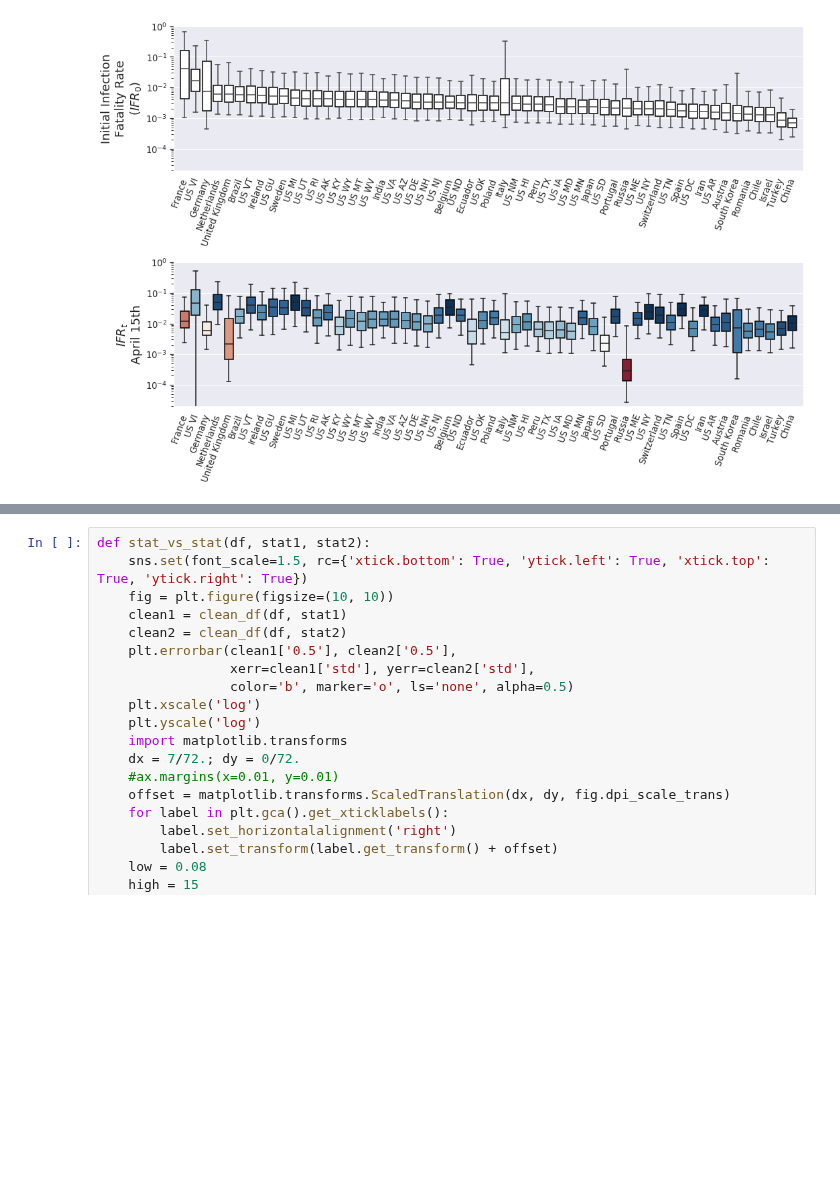
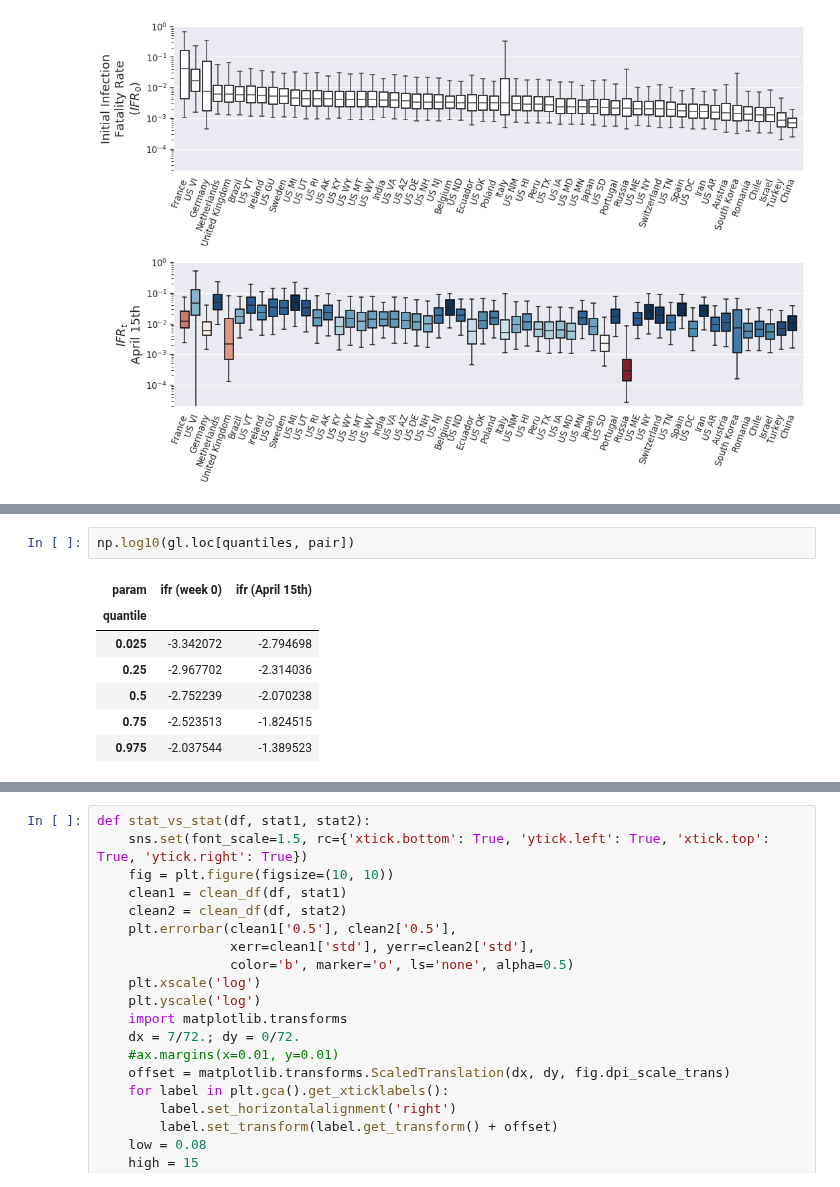
Before and after one commit to ccc1685/covid-19, a Jupyter notebook: notebooks/model_reports/Figure 1.ipynb, the cells around one changed output, grey strips where cells are left out. Cells and saved outputs as stored; diff of their text form; blank space fills up the shorter version.

```diff
--- a/notebooks/model_reports/Figure 1.ipynb
+++ b/notebooks/model_reports/Figure 1.ipynb
@@ -134,0 +158,10 @@ KeyError: 'Level param not found'
+# %%
+np.log10(gl.loc[quantiles, pair])
+# %% [output]
+| param | ifr (week 0) | ifr (April 15th) |
+| quantile |  |  |
+| 0.025 | -3.342072 | -2.794698 |
+| 0.25 | -2.967702 | -2.314036 |
+| 0.5 | -2.752239 | -2.070238 |
+| 0.75 | -2.523513 | -1.824515 |
+| 0.975 | -2.037544 | -1.389523 |
```
Also changed, not shown: parts of 4 cells of this notebook.
